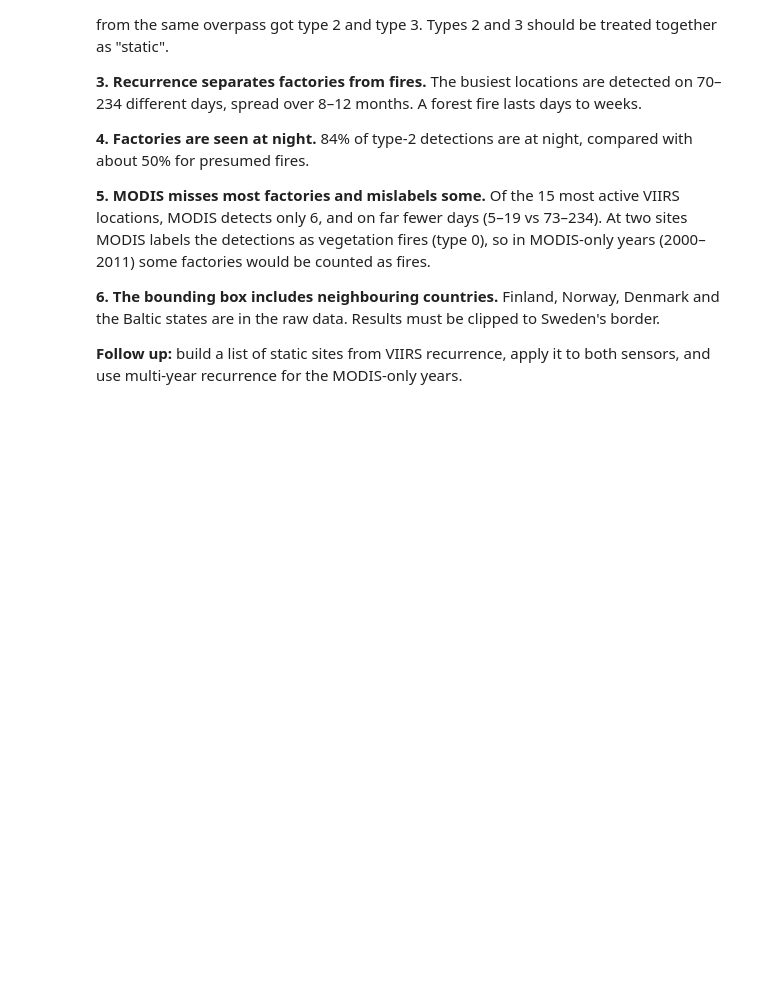
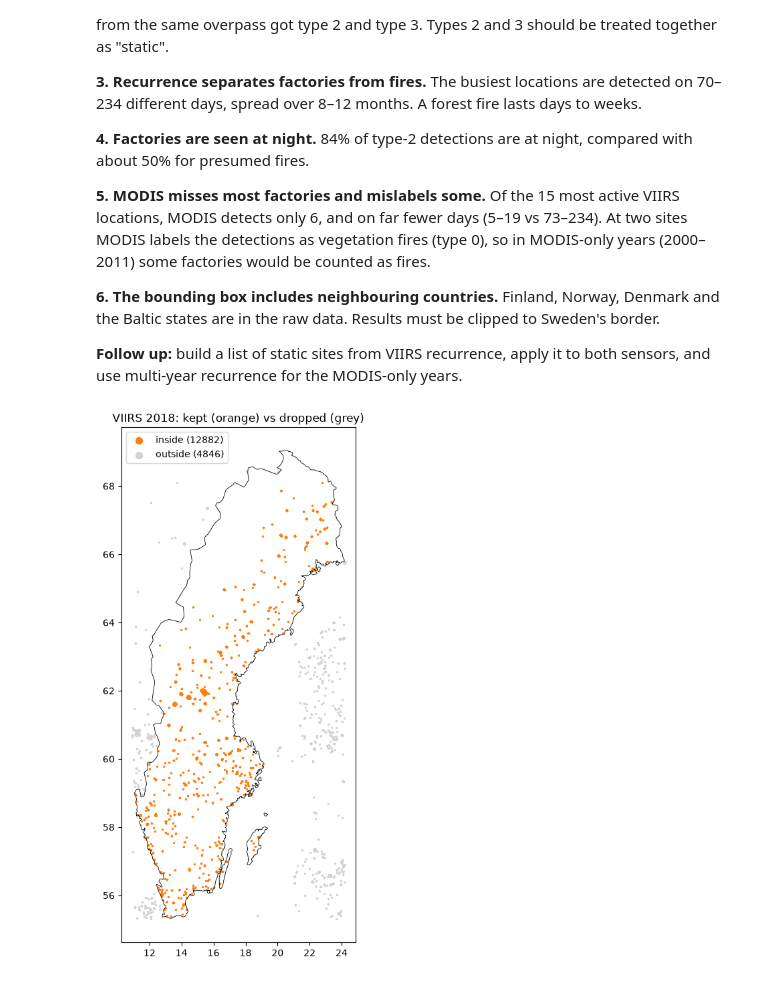
Before and after one commit to Fnilsson95/fire-or-factory, a Jupyter notebook: notebooks/01_explore_2018.ipynb, the cells around one changed output. Cells and saved outputs as stored; diff of their text form; code cells hidden in the pictures; blank space fills up the shorter version.

Commit message:
Add make_border.py script to outline sweden
Added script to outline sweden with a +2km border to exclude neighboring countries and keep the data within Sweden

```diff
--- a/notebooks/01_explore_2018.ipynb
+++ b/notebooks/01_explore_2018.ipynb
@@ -105,3 +104,38 @@ ax.legend(markerscale=5);
 **6. The bounding box includes neighbouring countries.** Finland, Norway, Denmark and the Baltic states are in the raw data. Results must be clipped to Sweden's border.
 
 **Follow up:** build a list of static sites from VIIRS recurrence, apply it to both sensors, and use multi-year recurrence for the MODIS-only years.
+# %%
+# With Sweden drawn out
+
+import json
+from shapely.geometry import shape
+
+clip = shape(json.loads((ROOT / "data" / "ref" / "sweden_clip_geojson").read_text())["geometry"])
+
+fig, ax = plt.subplots(figsize=(6, 10))
+
+# Draw the outline of every part of the polygon (mainland, Gotland, Öland, islands and such)
+parts = clip.geoms if clip.geom_type == "MultiPolygon" else [clip]
+for part in parts:
+    x, y = part.exterior.xy
+    ax.plot(x, y, color="black", linewidth=0.6)
+
+# All VIIRS detections, coloured by whether they fall inside
+from shapely import contains_xy
+viirs = viirs.copy()
+viirs["in_sweden"] = contains_xy(clip, viirs["longitude"], viirs["latitude"])
+
+for inside, colour in [(True, "tab:orange"), (False, "lightgray")]:
+    d = viirs[viirs["in_sweden"] == inside]
+    ax.scatter(d["longitude"], d["latitude"], s=2, c=colour,
+               label=f"{'inside' if inside else 'outside'} ({len(d)})")
+
+ax.set_aspect(1 / np.cos(np.radians(62)))
+ax.set_title("VIIRS 2018: kept (orange) vs dropped (grey)")
+# ax.set_xlim(23.9, 24.4); ax.set_ylim(65.7, 65.95) # Haparanda-Tornio
+# ax.set_xlim(21.9, 22.5); ax.set_ylim(65.45, 65.7) # Luleå
+# ax.set_xlim(12.4, 12.9); ax.set_ylim(55.9, 56.2) # Öresund
+# ax.set_xlim(16.9, 17.3); ax.set_ylim(58.6, 58.75) # Oxelösund
+ax.legend(markerscale=5);
+# %% [output]
+[figure, added]
```
Also changed, not shown: parts of 1 cell of this notebook, 3 other files.
